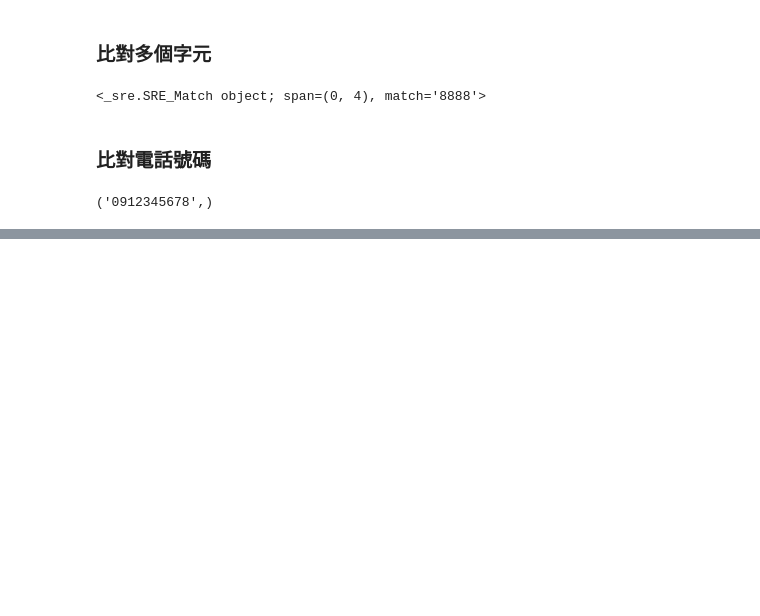
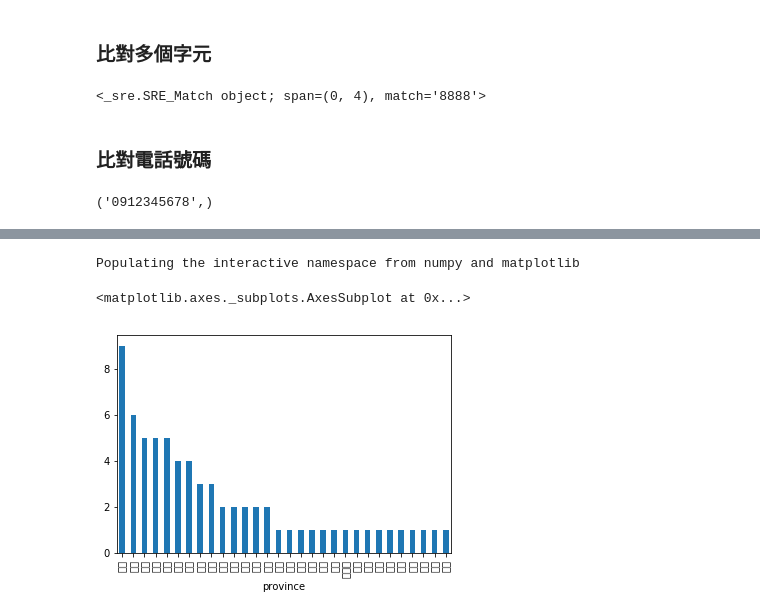
Before and after one commit to ywchiu/cdc_course, a Jupyter notebook: Demo20170823.ipynb, the cells around one changed output, grey strips where cells are left out. Cells and saved outputs as stored; diff of their text form; code cells hidden in the pictures; blank space fills up the shorter version.

```diff
--- a/Demo20170823.ipynb
+++ b/Demo20170823.ipynb
@@ -1124,0 +1241,4 @@ for p in phones:
+# %%
+import pandas
+df = pandas.read_excel('https://raw.githubusercontent.com/ywchiu/cdc_course/master/data/fic.xlsx')
+df.head()
@@ -1124,0 +1252,2 @@ for p in phones:
+# %%
+df['province'] = df['source'].str.extract('(.+)[省市]')
@@ -1124,0 +1285,7 @@ for p in phones:
+# %%
+% pylab inline
+df.groupby('province')['province'].count().sort_values(ascending = False).plot(kind = 'bar')
+# %% [output]
+Populating the interactive namespace from numpy and matplotlib
+<matplotlib.axes._subplots.AxesSubplot at 0x...>
+[figure, added]
```
Also changed, not shown: parts of 17 cells of this notebook.
